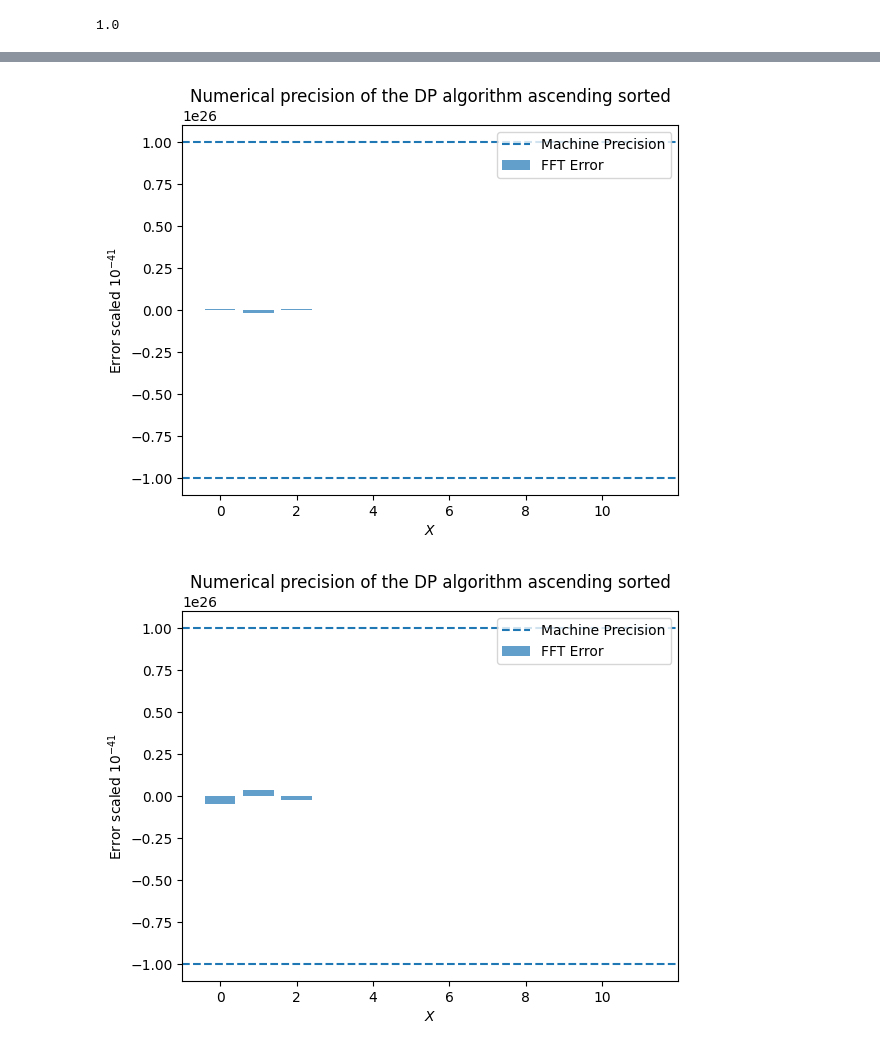
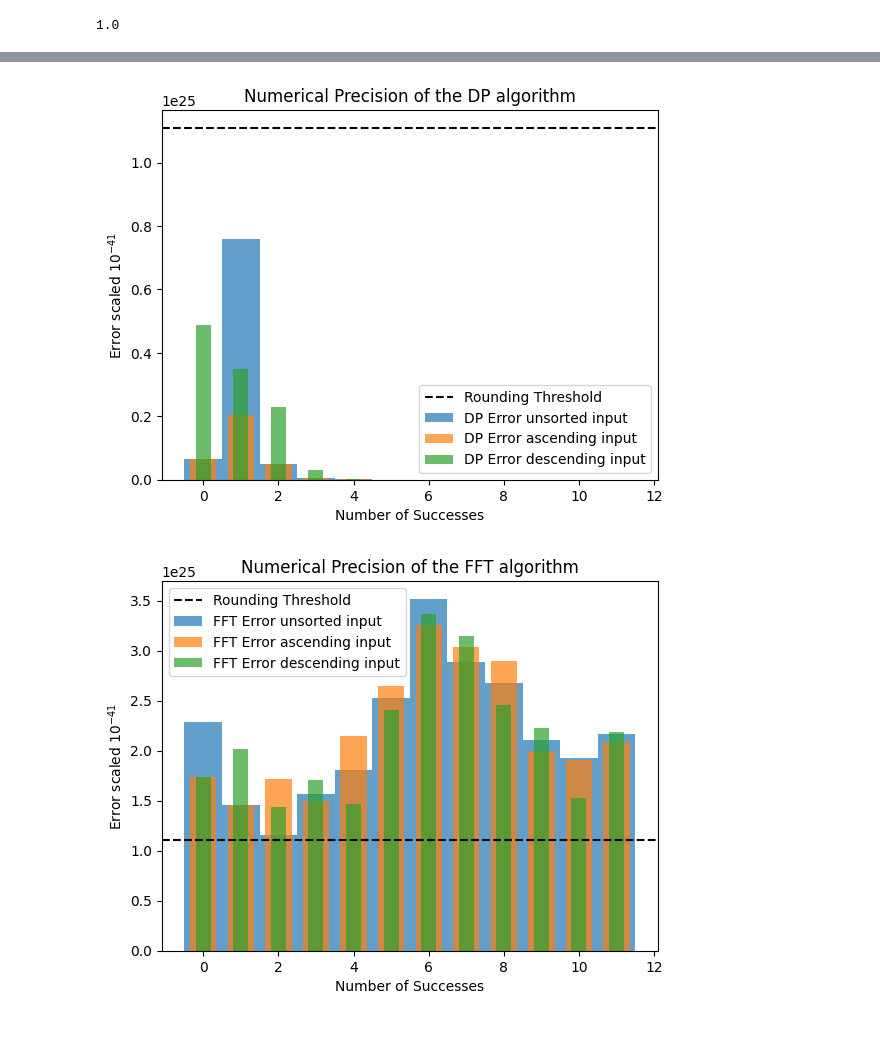
Before and after one commit to StrikerBadger/bachelor-thesis, a Jupyter notebook: numerical_analysis.ipynb, the cells around one changed output, grey strips where cells are left out. Saved outputs shown, nothing was run; the diff lists cells and outputs as text; code cells hidden in the pictures.

```diff
--- a/numerical_analysis.ipynb
+++ b/numerical_analysis.ipynb
@@ -161,8 +161,8 @@ simulation([0.25]*11, 10000)
  0.0]
 # %%
 # Calculate the errors
-dp_error = [scaled_minus(r_dp, r_exact) for r_dp, r_exact in zip(dp_res, exact_res)]
-fft_error = [scaled_minus(r_fft, r_exact) for r_fft, r_exact in zip(fft_res, exact_res)]
+dp_error = [scaled_minus(r_dp, r_exact, absolute=True) for r_dp, r_exact in zip(dp_res, exact_res)]
+fft_error = [scaled_minus(r_fft, r_exact, absolute=True) for r_fft, r_exact in zip(fft_res, exact_res)]
 # %%
 # Scale the dp_error and fft_error to same exponent
 min_exp = min([e[1] for e in dp_error])
@@ -178,5 +178,4 @@ def scale_to_exponent(tf_list, min_exp):
 dp_error = scale_to_exponent(dp_error, min_exp)
 fft_error = scale_to_exponent(fft_error, min_exp)
 # Also get a scaling of the machine precision
-eps_graph = floatstring_to_tf(f'{np.finfo(float).eps:.100f}'[:-min_exp+2])
-epsneg_graph = floatstring_to_tf(f'{np.finfo(float).epsneg:.100f}'[:-min_exp+2])
+eps_graph = floatstring_to_tf(f'{np.finfo(float).epsneg:.100f}'[:-min_exp+2])
@@ -216,10 +209,10 @@ fft_asc = res_to_tf(fft(samples_asc))
 fft_desc = res_to_tf(fft(samples_desc))
 # %%
 # Calculate the errors
-dp_error_asc = [scaled_minus(r_dp, r_exact) for r_dp, r_exact in zip(dp_asc, exact_res)]
-fft_error_asc = [scaled_minus(r_fft, r_exact) for r_fft, r_exact in zip(fft_asc, exact_res)]
-dp_error_desc = [scaled_minus(r_dp, r_exact) for r_dp, r_exact in zip(dp_desc, exact_res)]
-fft_error_desc = [scaled_minus(r_fft, r_exact) for r_fft, r_exact in zip(fft_desc, exact_res)]
+dp_error_asc = [scaled_minus(r_dp, r_exact, absolute=True) for r_dp, r_exact in zip(dp_asc, exact_res)]
+fft_error_asc = [scaled_minus(r_fft, r_exact, absolute=True) for r_fft, r_exact in zip(fft_asc, exact_res)]
+dp_error_desc = [scaled_minus(r_dp, r_exact, absolute=True) for r_dp, r_exact in zip(dp_desc, exact_res)]
+fft_error_desc = [scaled_minus(r_fft, r_exact, absolute=True) for r_fft, r_exact in zip(fft_desc, exact_res)]
 dp_error_asc = scale_to_exponent(dp_error_asc, min_exp)
 fft_error_asc = scale_to_exponent(fft_error_asc, min_exp)
 dp_error_desc = scale_to_exponent(dp_error_desc, min_exp)
@@ -230,25 +223,27 @@ fft_error_asc = [t[0] for t in fft_error_asc]
 fft_error_desc = [t[0] for t in fft_error_desc]
 # %%
 plt.clf()
-plt.bar(range(len(samples)+1), dp_error_asc, alpha=0.7, label='FFT Error')
-plt.title('Numerical precision of the DP algorithm ascending sorted')
-plt.xlabel('$X$')
+plt.bar(range(len(samples)+1), dp_error, alpha=0.7, label='DP Error unsorted input', width=1)
+plt.bar(range(len(samples)+1), dp_error_asc, alpha=0.7, label='DP Error ascending input', width=0.7)
+plt.bar(range(len(samples)+1), dp_error_desc, alpha=0.7, label='DP Error descending input', width=0.4)
+plt.title('Numerical Precision of the DP algorithm')
+plt.xlabel('Number of Successes')
 plt.ylabel(f'Error scaled $10^{"{" + str(min_exp) + "}"}$')
-plt.axhline(eps_graph[0], linestyle='--', label='Machine Precision')
-plt.axhline(-eps_graph[0], linestyle='--')
+plt.axhline(eps_graph[0], linestyle='--', c='black', label='Rounding Threshold')
 plt.legend()
 plt.show()
 # %% [output]
-[figure, old version]
+[figure, new version]
 # %%
 plt.clf()
-plt.bar(range(len(samples)+1), dp_error_desc, alpha=0.7, label='FFT Error')
-plt.title('Numerical precision of the DP algorithm ascending sorted')
-plt.xlabel('$X$')
+plt.bar(range(len(samples)+1), fft_error, alpha=0.7, label='FFT Error unsorted input', width=1)
+plt.bar(range(len(samples)+1), fft_error_asc, alpha=0.7, label='FFT Error ascending input', width=0.7)
+plt.bar(range(len(samples)+1), fft_error_desc, alpha=0.7, label='FFT Error descending input', width=0.4)
+plt.title('Numerical Precision of the FFT algorithm')
+plt.xlabel('Number of Successes')
 plt.ylabel(f'Error scaled $10^{"{" + str(min_exp) + "}"}$')
-plt.axhline(eps_graph[0], linestyle='--', label='Machine Precision')
-plt.axhline(-eps_graph[0], linestyle='--')
+plt.axhline(eps_graph[0], linestyle='--', c='black', label='Rounding Threshold')
 plt.legend()
 plt.show()
 # %% [output]
-[figure, old version]
+[figure, new version]
```
Also changed, not shown: parts of 8 cells of this notebook, 7 other files.
